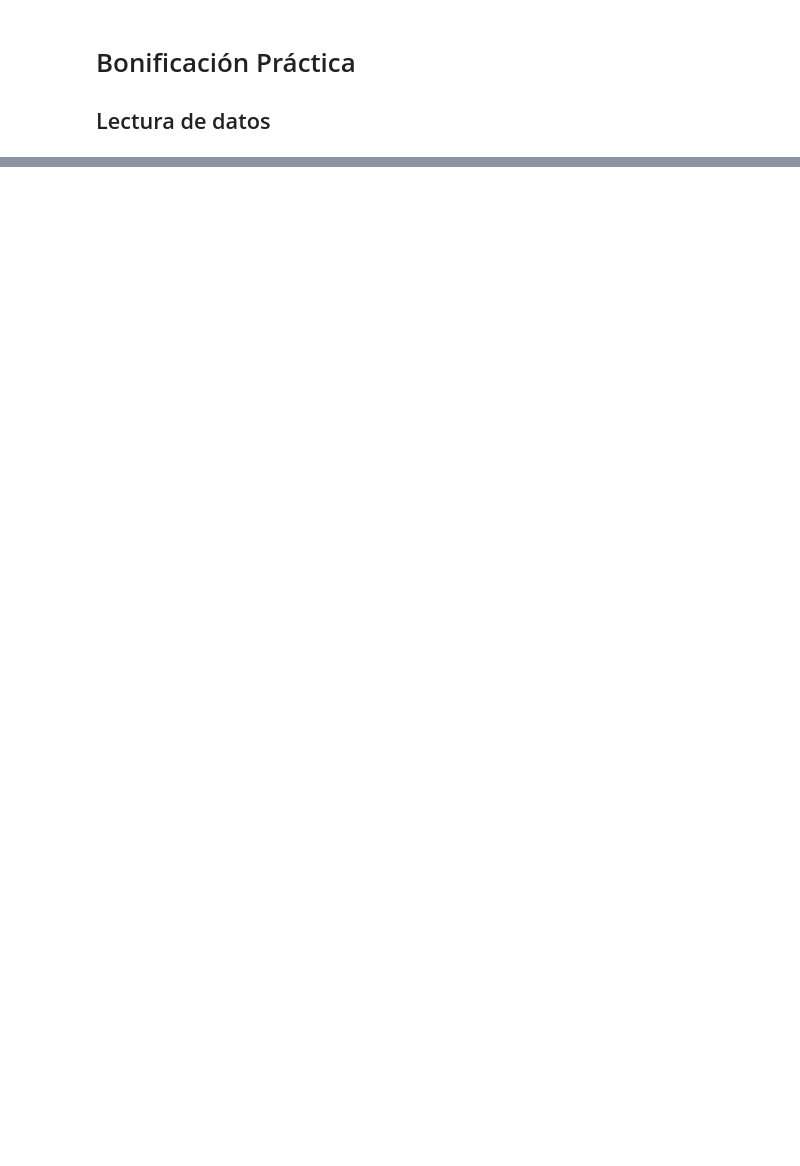
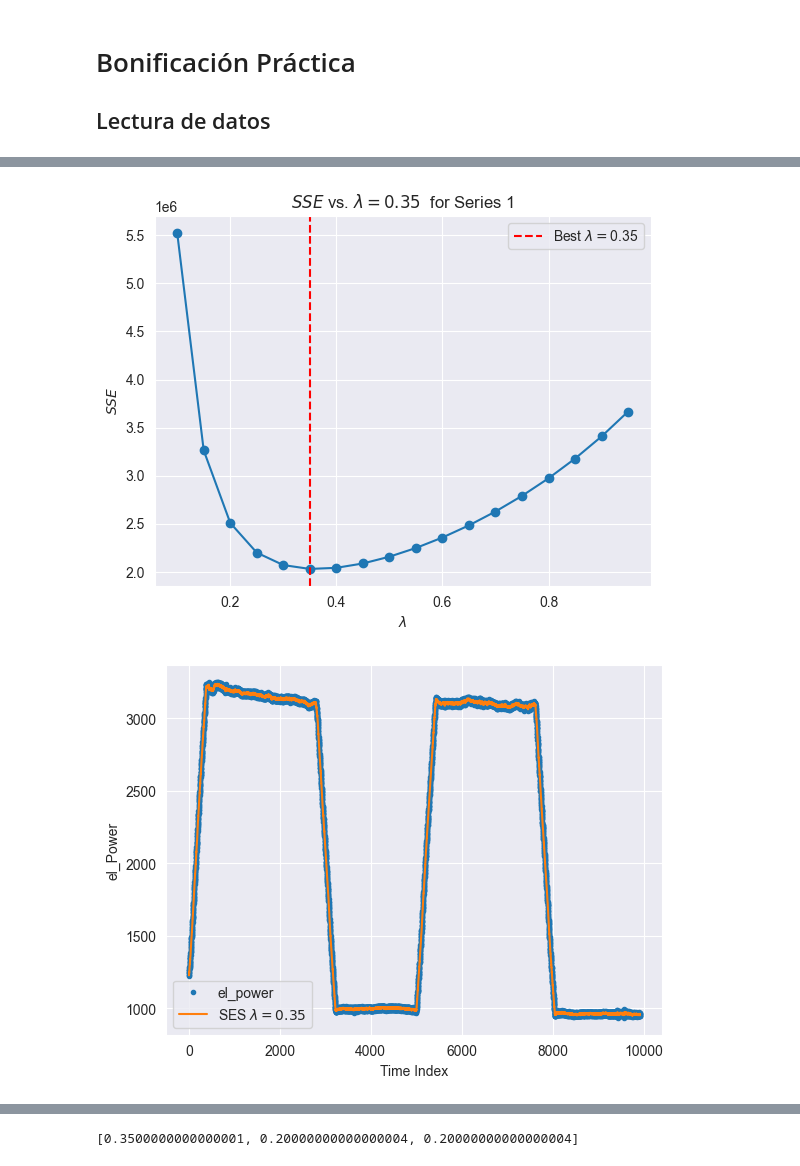
Before and after one commit to Jasonjeik/jbook_ST20240919, a Jupyter notebook: _sources/Bonificacion_1.ipynb, the cells around one changed output, grey strips where cells are left out. Saved outputs shown, nothing was run; the diff lists cells and outputs as text; code cells hidden in the pictures; blank space fills up the shorter version.

```diff
--- a/_sources/Bonificacion_1.ipynb
+++ b/_sources/Bonificacion_1.ipynb
@@ -88,0 +111,13 @@ for i, (model, test_table) in enumerate(zip(models, test_tables)):
+# %%
+import numpy as np
+import pandas as pd
+
+# Define las funciones
+def firstsmooth(y, lambda_, start=None):
+    ytilde = y.copy()
+    if start is None:
+        start = y[0]
+    ytilde[0] = lambda_ * y[0] + (1 - lambda_) * start
+    for i in range(1, len(y)):
+        ytilde[i] = lambda_ * y[i] + (1 - lambda_) * ytilde[i - 1]
+    return ytilde
@@ -88,0 +145,3 @@ for i, (model, test_table) in enumerate(zip(models, test_tables)):
+# %%
+# Define el rango de lambda
+lambda_vec = np.arange(0.1, 1.0, 0.05)
@@ -88,0 +163,48 @@ for i, (model, test_table) in enumerate(zip(models, test_tables)):
+# %%
+opt_lambda_vec=[]
+for i, ts_rect in enumerate(train_ts_rect):
+    # Define la función SSE
+    def sse(sc):
+        return measacc_fs(ts_rect, sc)['SSE'].values[0]
+
+    # Inicializa sse_vec con el mismo tamaño que lambda_vec
+    sse_vec = pd.Series(index=lambda_vec)
+
+    # Calcula SSE para cada valor de lambda
+    for lambda_ in lambda_vec:
+        sse_vec.loc[lambda_] = sse(lambda_)
+
+    # Filtra los valores NaN para evitar problemas
+    sse_vec_filtered = sse_vec.dropna()
+
+    # Asegúrate de que el mínimo existe antes de intentar graficar
+    if not sse_vec_filtered.empty:
+        opt_lambda = sse_vec_filtered.idxmin()
+        opt_lambda_vec.append(opt_lambda)
+        # Gráfico
+        plt.plot(lambda_vec, sse_vec, marker='o', linestyle='-')
+        plt.title(f"$SSE$ vs. $\lambda={opt_lambda:.2f}$  for Series {i+1}")
+        plt.xlabel('$\lambda$')
+        plt.ylabel('$SSE$')
+        plt.axvline(x=opt_lambda, color='red', linestyle='--', label=f'Best $\lambda =${opt_lambda:.2f}')
+        plt.legend()
+        plt.show()
+
+    smooth1 = firstsmooth(y=ts_rect, lambda_=opt_lambda)
+    plt.plot(ts_rect, marker='o', linestyle='', markersize=3, label='el_power')
+    plt.plot(smooth1, label=f'SES $\\lambda={opt_lambda:.2f}$')
+    plt.xlabel('Time Index')
+    plt.ylabel('el_Power')
+    plt.legend()
+    plt.show()
+
+    smooth2 = firstsmooth(y=smooth1, lambda_=opt_lambda)
+    plt.plot(ts_rect, marker='o', linestyle='', markersize=3, label='el_power')
+    plt.plot(smooth2, label=f'SES $\\lambda={opt_lambda:.2f}$')
+    plt.xlabel('Time Index')
+    plt.ylabel('el_Power')
+    plt.legend()
+    plt.show()
+# %% [output]
+[figure, added]
+[figure, added]
@@ -88,0 +218,4 @@ for i, (model, test_table) in enumerate(zip(models, test_tables)):
+# %%
+opt_lambda_vec
+# %% [output]
+[0.3500000000000001, 0.20000000000000004, 0.20000000000000004]
```
Also changed, not shown: parts of 80 cells of this notebook, 49 other files.
